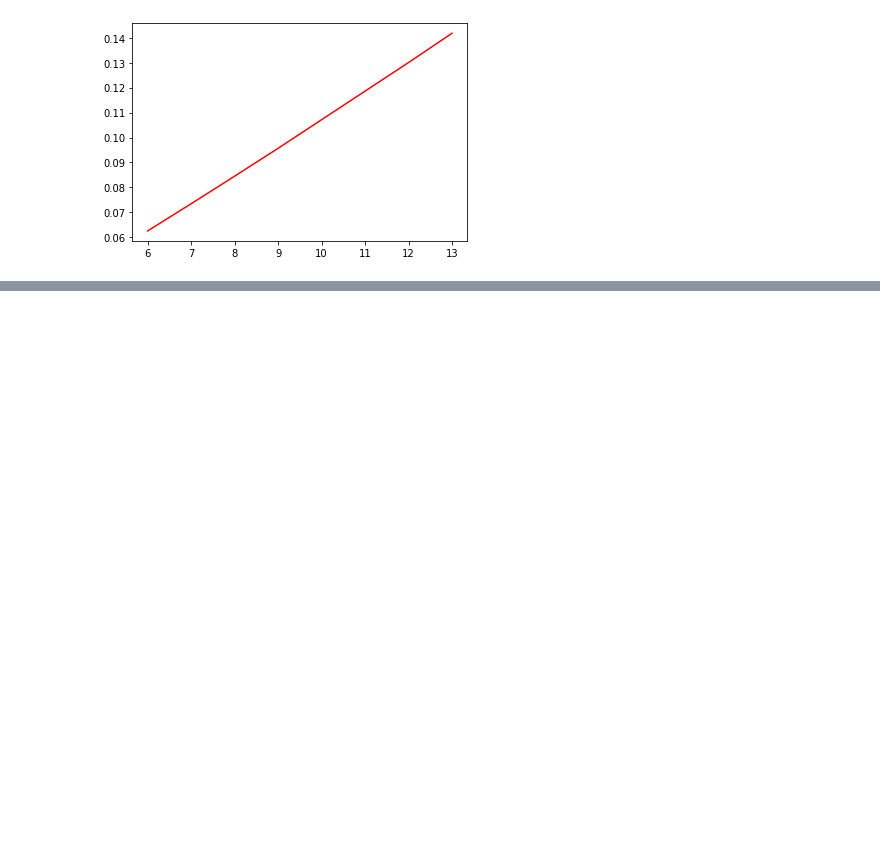
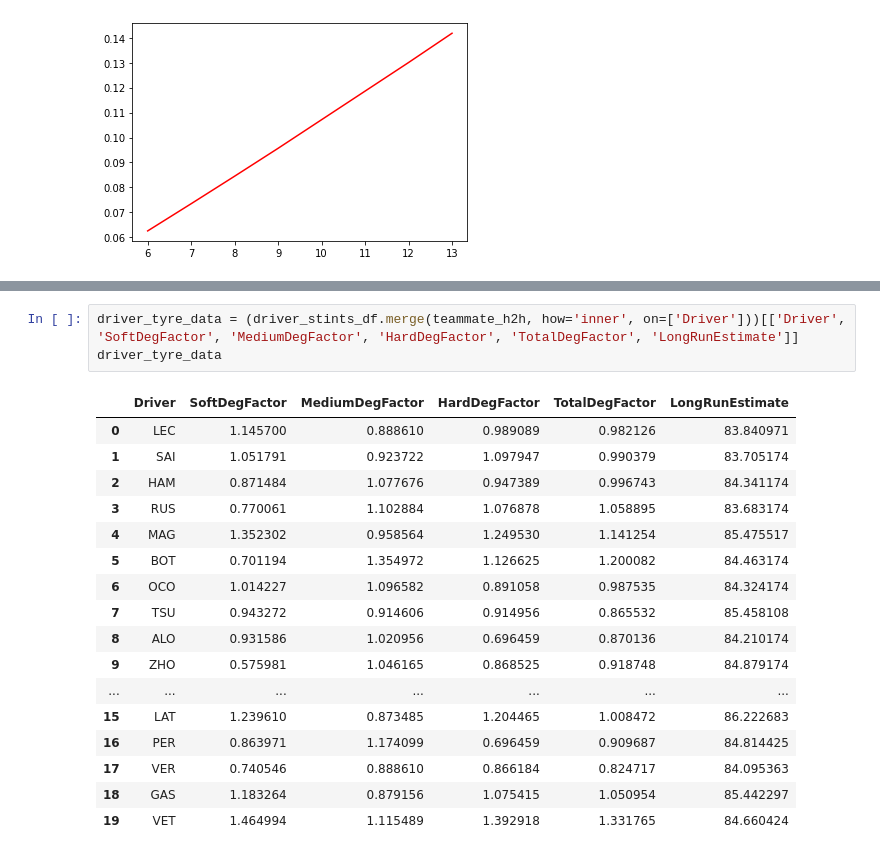
Before and after one commit to Kmanchine/FormulaOneRaceSimulator, a Jupyter notebook: RaceSim.ipynb, the cells around one changed output, grey strips where cells are left out. Drawn from its saved outputs; the diff is of its cells as text; blank space fills up the shorter version.

```diff
--- a/RaceSim.ipynb
+++ b/RaceSim.ipynb
@@ -173,0 +217,21 @@ teammate_h2h
+# %%
+driver_tyre_data = (driver_stints_df.merge(teammate_h2h, how='inner', on=['Driver']))[['Driver', 'SoftDegFactor', 'MediumDegFactor', 'HardDegFactor', 'TotalDegFactor', 'LongRunEstimate']]
+driver_tyre_data
+# %% [output]
+|  | Driver | SoftDegFactor | MediumDegFactor | HardDegFactor | TotalDegFactor | LongRunEstimate |
+| 0 | LEC | 1.145700 | 0.888610 | 0.989089 | 0.982126 | 83.840971 |
+| 1 | SAI | 1.051791 | 0.923722 | 1.097947 | 0.990379 | 83.705174 |
+| 2 | HAM | 0.871484 | 1.077676 | 0.947389 | 0.996743 | 84.341174 |
+| 3 | RUS | 0.770061 | 1.102884 | 1.076878 | 1.058895 | 83.683174 |
+| 4 | MAG | 1.352302 | 0.958564 | 1.249530 | 1.141254 | 85.475517 |
+| 5 | BOT | 0.701194 | 1.354972 | 1.126625 | 1.200082 | 84.463174 |
+| 6 | OCO | 1.014227 | 1.096582 | 0.891058 | 0.987535 | 84.324174 |
+| 7 | TSU | 0.943272 | 0.914606 | 0.914956 | 0.865532 | 85.458108 |
+| 8 | ALO | 0.931586 | 1.020956 | 0.696459 | 0.870136 | 84.210174 |
+| 9 | ZHO | 0.575981 | 1.046165 | 0.868525 | 0.918748 | 84.879174 |
+| ... | ... | ... | ... | ... | ... | ... |
+| 15 | LAT | 1.239610 | 0.873485 | 1.204465 | 1.008472 | 86.222683 |
+| 16 | PER | 0.863971 | 1.174099 | 0.696459 | 0.909687 | 84.814425 |
+| 17 | VER | 0.740546 | 0.888610 | 0.866184 | 0.824717 | 84.095363 |
+| 18 | GAS | 1.183264 | 0.879156 | 1.075415 | 1.050954 | 85.442297 |
+| 19 | VET | 1.464994 | 1.115489 | 1.392918 | 1.331765 | 84.660424 |
```
Also changed, not shown: parts of 7 cells of this notebook.
